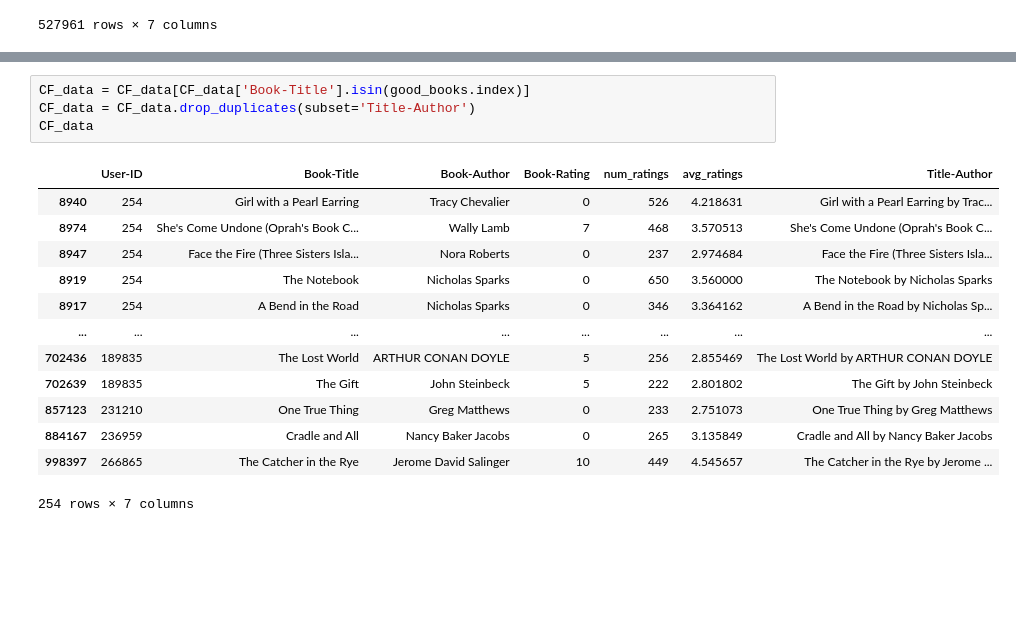
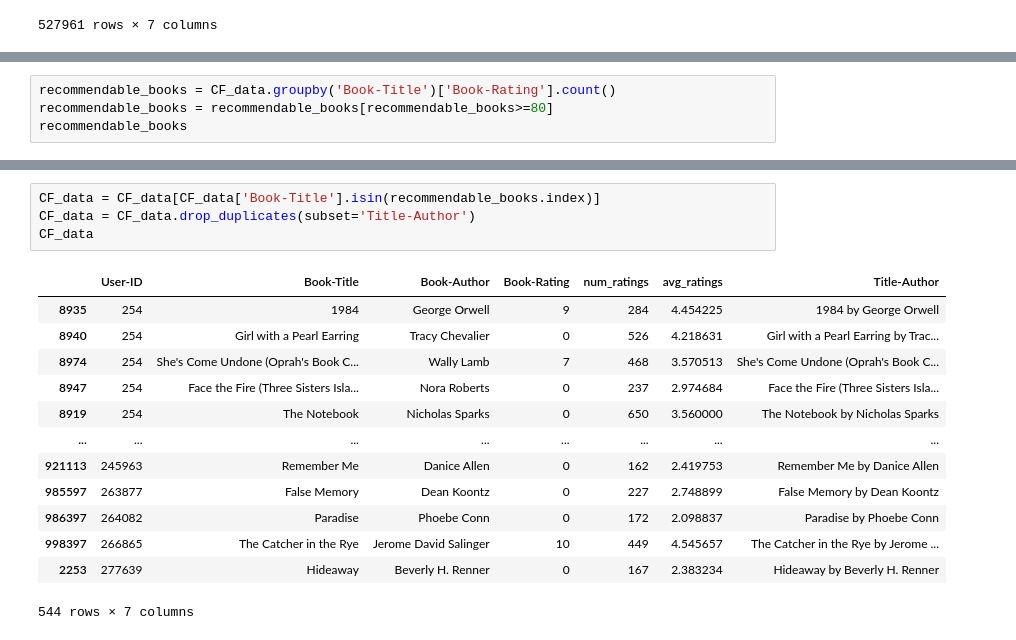
Before and after one commit to vidhan66/Book-Recommendation-System, a Jupyter notebook: Book_Recommendation_System.ipynb, the cells around one changed output, grey strips where cells are left out. Drawn from its saved outputs; the diff is of its cells as text; blank space fills up the shorter version.

```diff
--- a/Book_Recommendation_System.ipynb
+++ b/Book_Recommendation_System.ipynb
@@ -540,0 +523,4 @@ dtype: int64
+# %%
+recommendable_books = CF_data.groupby('Book-Title')['Book-Rating'].count()
+recommendable_books = recommendable_books[recommendable_books>=80]
+recommendable_books
@@ -541,18 +543,18 @@ dtype: int64
 # %%
-CF_data = CF_data[CF_data['Book-Title'].isin(good_books.index)]
+CF_data = CF_data[CF_data['Book-Title'].isin(recommendable_books.index)]
 CF_data = CF_data.drop_duplicates(subset='Title-Author')
 CF_data
 # %% [output]
 |  | User-ID | Book-Title | Book-Author | Book-Rating | num_ratings | avg_ratings | Title-Author |
+| 8935 | 254 | 1984 | George Orwell | 9 | 284 | 4.454225 | 1984 by George Orwell |
 | 8940 | 254 | Girl with a Pearl Earring | Tracy Chevalier | 0 | 526 | 4.218631 | Girl with a Pearl Earring by Trac... |
 | 8974 | 254 | She's Come Undone (Oprah's Book C... | Wally Lamb | 7 | 468 | 3.570513 | She's Come Undone (Oprah's Book C... |
 | 8947 | 254 | Face the Fire (Three Sisters Isla... | Nora Roberts | 0 | 237 | 2.974684 | Face the Fire (Three Sisters Isla... |
 | 8919 | 254 | The Notebook | Nicholas Sparks | 0 | 650 | 3.560000 | The Notebook by Nicholas Sparks |
-| 8917 | 254 | A Bend in the Road | Nicholas Sparks | 0 | 346 | 3.364162 | A Bend in the Road by Nicholas Sp... |
 | ... | ... | ... | ... | ... | ... | ... | ... |
-| 702436 | 189835 | The Lost World | ARTHUR CONAN DOYLE | 5 | 256 | 2.855469 | The Lost World by ARTHUR CONAN DOYLE |
-| 702639 | 189835 | The Gift | John Steinbeck | 5 | 222 | 2.801802 | The Gift by John Steinbeck |
-| 857123 | 231210 | One True Thing | Greg Matthews | 0 | 233 | 2.751073 | One True Thing by Greg Matthews |
-| 884167 | 236959 | Cradle and All | Nancy Baker Jacobs | 0 | 265 | 3.135849 | Cradle and All by Nancy Baker Jacobs |
+| 921113 | 245963 | Remember Me | Danice Allen | 0 | 162 | 2.419753 | Remember Me by Danice Allen |
+| 985597 | 263877 | False Memory | Dean Koontz | 0 | 227 | 2.748899 | False Memory by Dean Koontz |
+| 986397 | 264082 | Paradise | Phoebe Conn | 0 | 172 | 2.098837 | Paradise by Phoebe Conn |
 | 998397 | 266865 | The Catcher in the Rye | Jerome David Salinger | 10 | 449 | 4.545657 | The Catcher in the Rye by Jerome ... |
+| 2253 | 277639 | Hideaway | Beverly H. Renner | 0 | 167 | 2.383234 | Hideaway by Beverly H. Renner |
-254 rows × 7 columns
+544 rows × 7 columns
```
Also changed, not shown: parts of 5 cells of this notebook.
